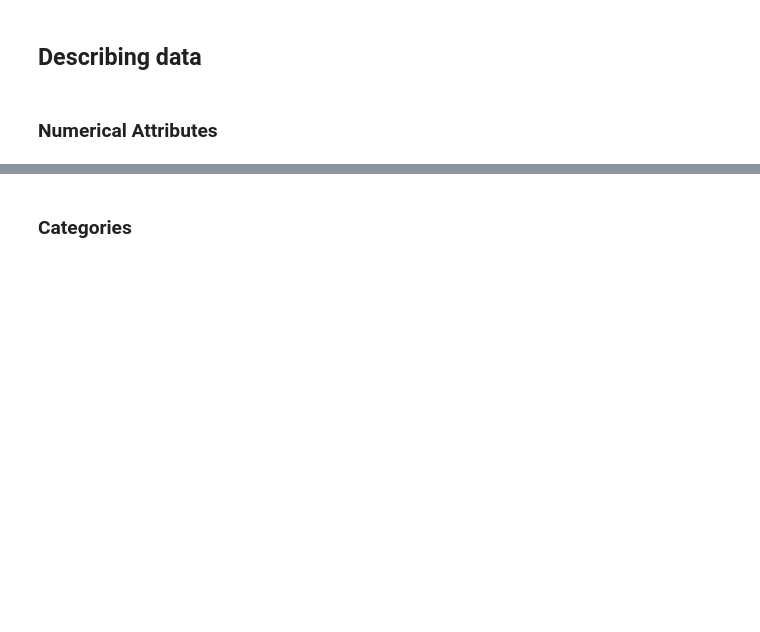
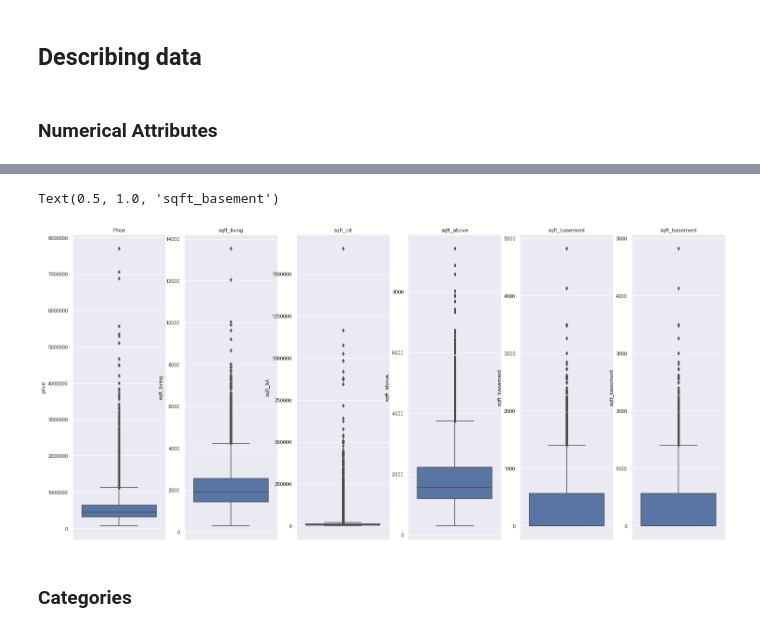
Before and after one commit to fusaa/house-dashboard, a Jupyter notebook: 0 - king county.ipynb, the cells around one changed output, grey strips where cells are left out. Drawn from its saved outputs; the diff is of its cells as text; code cells hidden in the pictures; blank space fills up the shorter version.

```diff
--- a/0 - king county.ipynb
+++ b/0 - king county.ipynb
@@ -150,6 +166,39 @@ m
 | 4 | sqft_basement | 0.00000 | 4820.00000 | 4820.00000 | 291.50905 | 0.00000 | 442.56480 | 1.57797 | 2.71557 |
 | 5 | sqft_living15 | 399.00000 | 6210.00000 | 5811.00000 | 1986.55249 | 1840.00000 | 685.37545 | 1.10818 | 1.59710 |
 | 6 | sqft_lot15 | 651.00000 | 871200.00000 | 870549.00000 | 12768.45565 | 7620.00000 | 27303.54796 | 9.50674 | 150.76311 |
+# %%
+plt.subplot(1,6,1)
+sns.boxplot( y = 'price' , data = data)
+plt.ticklabel_format(style='plain', axis='y')
+plt.title('Price')
+
+plt.subplot(1,6,2)
+sns.boxplot( y = 'sqft_living' , data = data)
+plt.ticklabel_format(style='plain', axis='y')
+plt.title('sqft_living')
+
+plt.subplot(1,6,3)
+sns.boxplot( y = 'sqft_lot' , data = data)
+plt.ticklabel_format(style='plain', axis='y')
+plt.title('sqft_lot')
+
+plt.subplot(1,6,4)
+sns.boxplot( y = 'sqft_above' , data = data)
+plt.ticklabel_format(style='plain', axis='y')
+plt.title('sqft_above')
+
+plt.subplot(1,6,5)
+sns.boxplot( y = 'sqft_basement' , data = data)
+plt.ticklabel_format(style='plain', axis='y')
+plt.title('sqft_basement')
+
+plt.subplot(1,6,6)
+sns.boxplot( y = 'sqft_basement' , data = data)
+plt.ticklabel_format(style='plain', axis='y')
+plt.title('sqft_basement')
+# %% [output]
+Text(0.5, 1.0, 'sqft_basement')
+[figure, new version]
 # %% [markdown]
 ### Categories
 # %%
```
Also changed, not shown: parts of 41 cells of this notebook.
